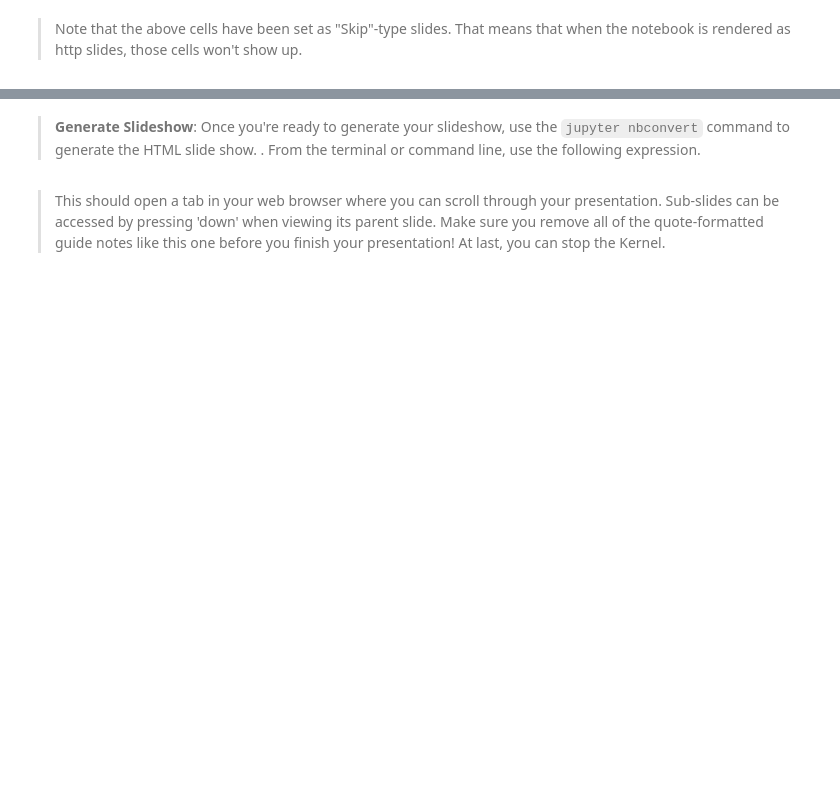
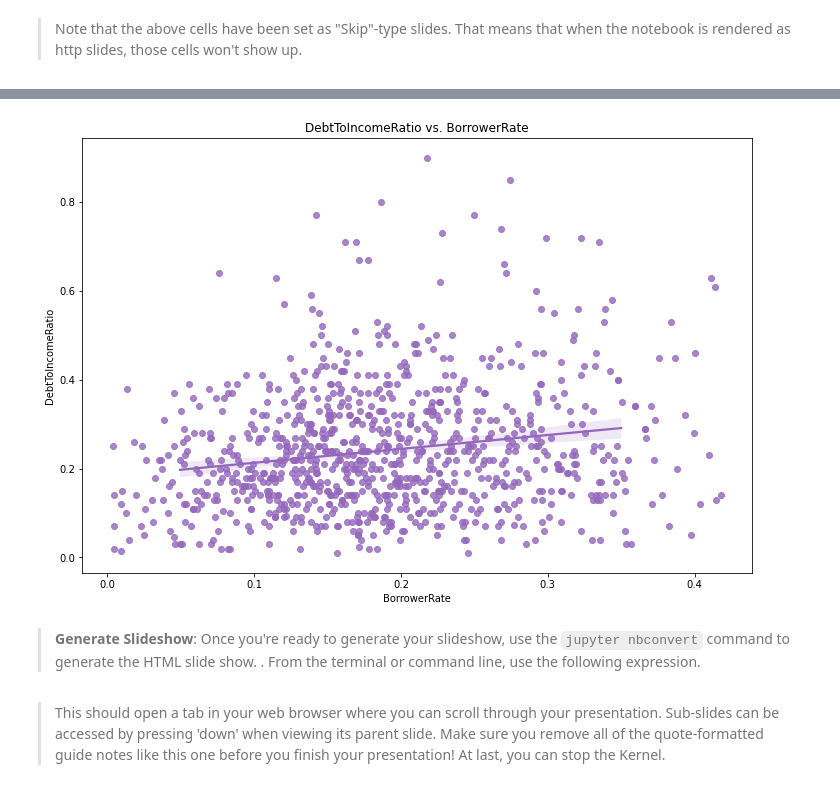
Before and after one commit to zadmainda/exploratory-visuals, a Jupyter notebook: Part_II_slide_deck.ipynb, the cells around one changed output, grey strips where cells are left out. Drawn from its saved outputs; the diff is of its cells as text; code cells hidden in the pictures; blank space fills up the shorter version.

```diff
--- a/Part_II_slide_deck.ipynb
+++ b/Part_II_slide_deck.ipynb
@@ -58,3 +108,14 @@ but feel free to add more if you'd like!
+# %%
+# Limit the Y axis plot to between 0 and 1 where most of the data points lie
+
+plt.figure(figsize=(12,8))
+plt.title('DebtToIncomeRatio vs. BorrowerRate')
+sb.regplot(data=loan_sampled[loan_sampled.DebtToIncomeRatio <= 1],
+           x='BorrowerRate', y='DebtToIncomeRatio',
+           x_jitter=0.07, color=sb.color_palette()[4]
+          );
+# %% [output]
+[figure, added]
 # %% [markdown]
 >**Generate Slideshow**: Once you're ready to generate your slideshow, use the `jupyter nbconvert` command to generate the HTML slide show. . From the terminal or command line, use the following expression.
 # %%
```
Also changed, not shown: parts of 12 cells of this notebook.
